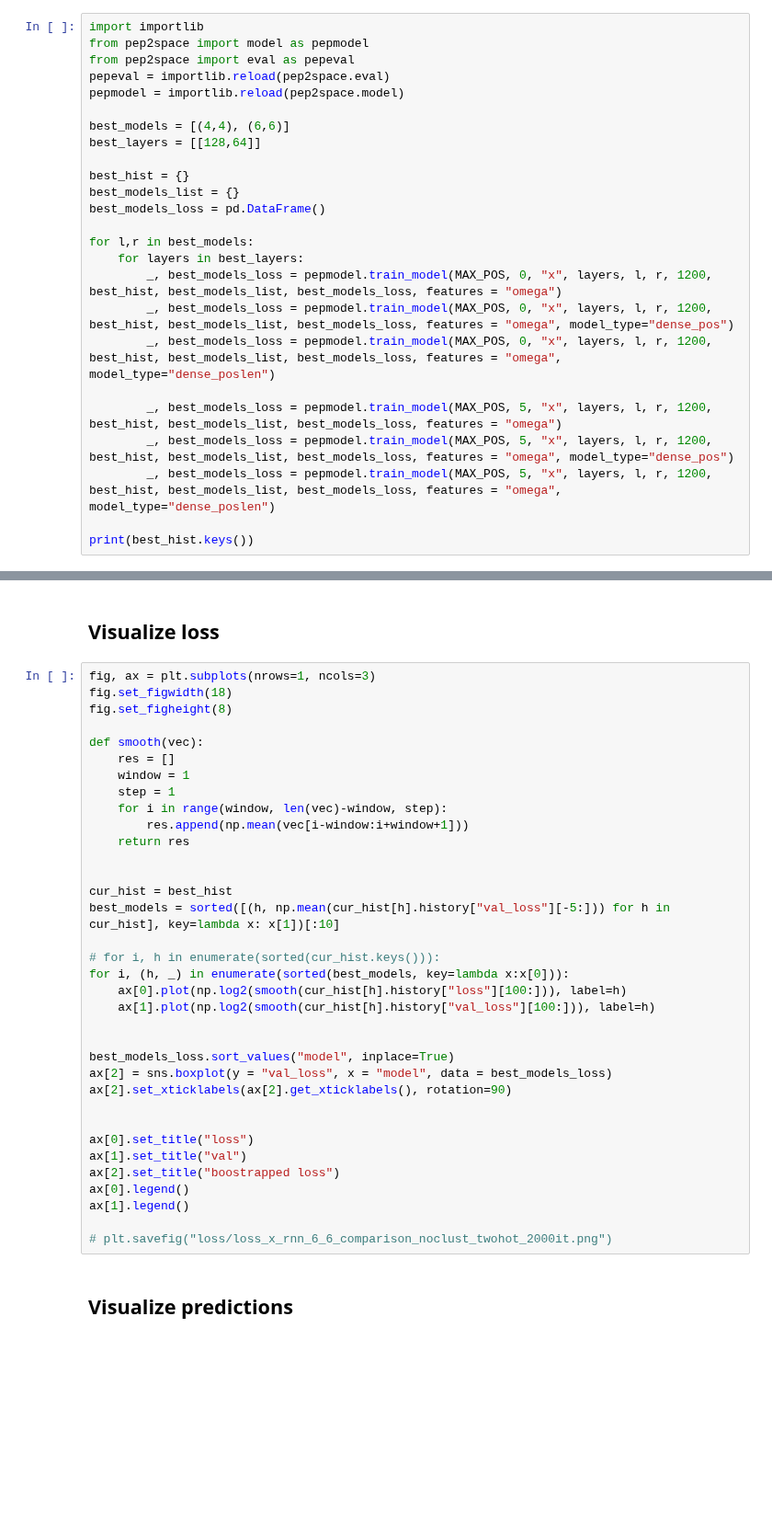
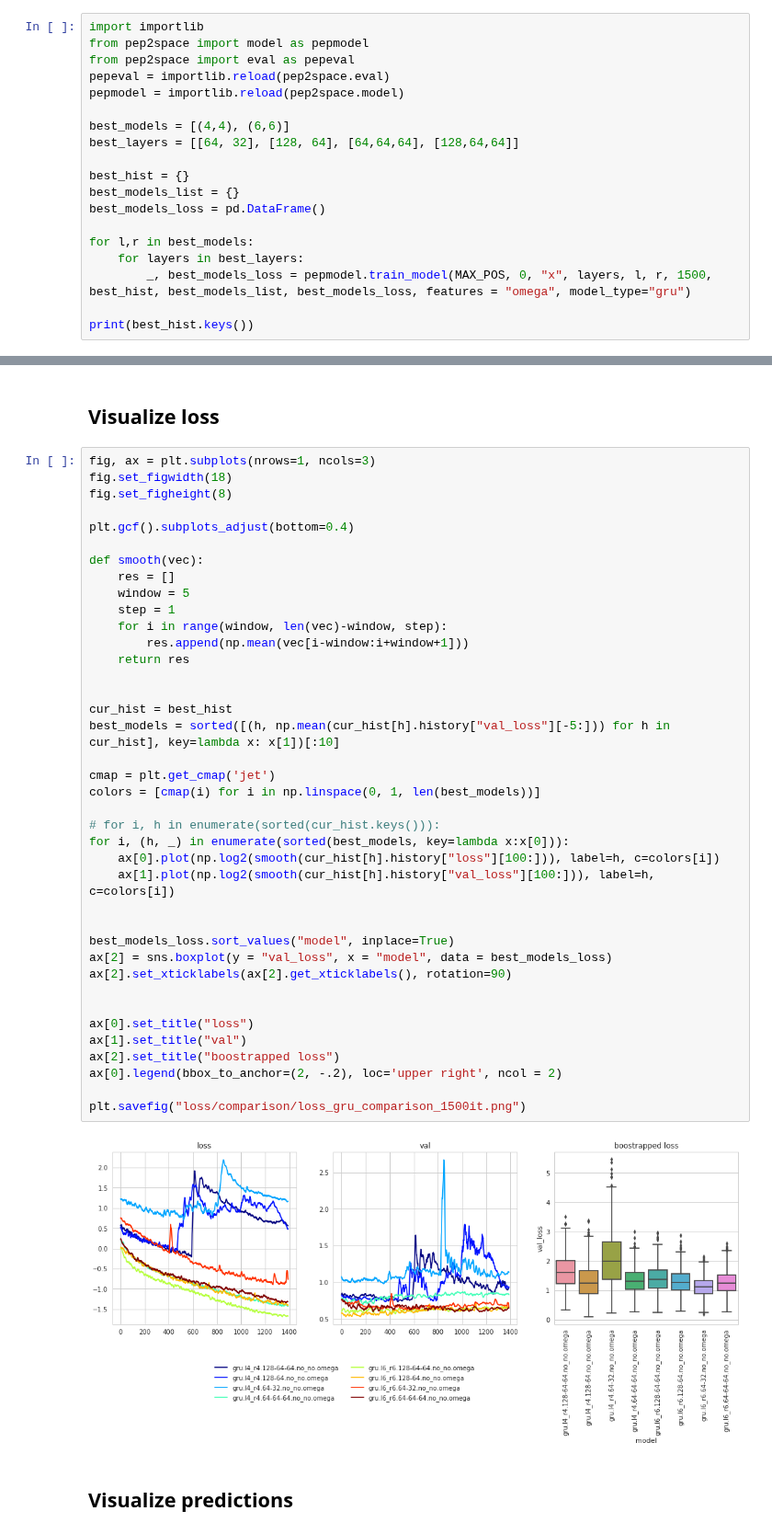
Before and after one commit to antigenomics/tcr-pmhc-study, a Jupyter notebook: loop_model/aa_predict_clust.ipynb, the cells around one changed output, grey strips where cells are left out. Shown at 92% size. Cells and saved outputs as stored; diff of their text form; blank space fills up the shorter version.

Commit message:
more meaningful plots

```diff
--- a/loop_model/aa_predict_clust.ipynb
+++ b/loop_model/aa_predict_clust.ipynb
@@ -190,7 +222,7 @@ pepeval = importlib.reload(pep2space.eval)
 pepmodel = importlib.reload(pep2space.model)
 
 best_models = [(4,4), (6,6)]
-best_layers = [[128,64]]
+best_layers = [[64, 32], [128, 64], [64,64,64], [128,64,64]]
 
 best_hist = {}
 best_models_list = {}
@@ -198,13 +230,7 @@ best_models_loss = pd.DataFrame()
 
 for l,r in best_models:
     for layers in best_layers:
-        _, best_models_loss = pepmodel.train_model(MAX_POS, 0, "x", layers, l, r, 1200, best_hist, best_models_list, best_models_loss, features = "omega")
-        _, best_models_loss = pepmodel.train_model(MAX_POS, 0, "x", layers, l, r, 1200, best_hist, best_models_list, best_models_loss, features = "omega", model_type="dense_pos")
-        _, best_models_loss = pepmodel.train_model(MAX_POS, 0, "x", layers, l, r, 1200, best_hist, best_models_list, best_models_loss, features = "omega", model_type="dense_poslen")
-
-        _, best_models_loss = pepmodel.train_model(MAX_POS, 5, "x", layers, l, r, 1200, best_hist, best_models_list, best_models_loss, features = "omega")
-        _, best_models_loss = pepmodel.train_model(MAX_POS, 5, "x", layers, l, r, 1200, best_hist, best_models_list, best_models_loss, features = "omega", model_type="dense_pos")
-        _, best_models_loss = pepmodel.train_model(MAX_POS, 5, "x", layers, l, r, 1200, best_hist, best_models_list, best_models_loss, features = "omega", model_type="dense_poslen")
+        _, best_models_loss = pepmodel.train_model(MAX_POS, 0, "x", layers, l, r, 1500, best_hist, best_models_list, best_models_loss, features = "omega", model_type="gru")
 
 print(best_hist.keys())
 # %% [output]
@@ -214,38 +240,44 @@ dense.l4_r4.128-64.no_no.omega
 # %%
 fig, ax = plt.subplots(nrows=1, ncols=3)
 fig.set_figwidth(18)
 fig.set_figheight(8)
 
+plt.gcf().subplots_adjust(bottom=0.4)
+
 def smooth(vec):
     res = []
-    window = 1
+    window = 5
     step = 1
     for i in range(window, len(vec)-window, step):
         res.append(np.mean(vec[i-window:i+window+1]))
     return res
 
 
 cur_hist = best_hist
 best_models = sorted([(h, np.mean(cur_hist[h].history["val_loss"][-5:])) for h in cur_hist], key=lambda x: x[1])[:10]
 
+cmap = plt.get_cmap('jet')
+colors = [cmap(i) for i in np.linspace(0, 1, len(best_models))]
+
 # for i, h in enumerate(sorted(cur_hist.keys())):
 for i, (h, _) in enumerate(sorted(best_models, key=lambda x:x[0])):
-    ax[0].plot(np.log2(smooth(cur_hist[h].history["loss"][100:])), label=h)
-    ax[1].plot(np.log2(smooth(cur_hist[h].history["val_loss"][100:])), label=h)
+    ax[0].plot(np.log2(smooth(cur_hist[h].history["loss"][100:])), label=h, c=colors[i])
+    ax[1].plot(np.log2(smooth(cur_hist[h].history["val_loss"][100:])), label=h, c=colors[i])
 
 
 best_models_loss.sort_values("model", inplace=True)
 ax[2] = sns.boxplot(y = "val_loss", x = "model", data = best_models_loss)
 ax[2].set_xticklabels(ax[2].get_xticklabels(), rotation=90)
 
 
 ax[0].set_title("loss")
 ax[1].set_title("val")
 ax[2].set_title("boostrapped loss")
-ax[0].legend()
-ax[1].legend()
+ax[0].legend(bbox_to_anchor=(2, -.2), loc='upper right', ncol = 2)
 
-# plt.savefig("loss/loss_x_rnn_6_6_comparison_noclust_twohot_2000it.png")
+plt.savefig("loss/comparison/loss_gru_comparison_1500it.png")
+# %% [output]
+[figure, added]
 # %% [markdown]
 ## Visualize predictions
 # %%
```
Also changed, not shown: parts of 3 cells of this notebook, 3 other files.
